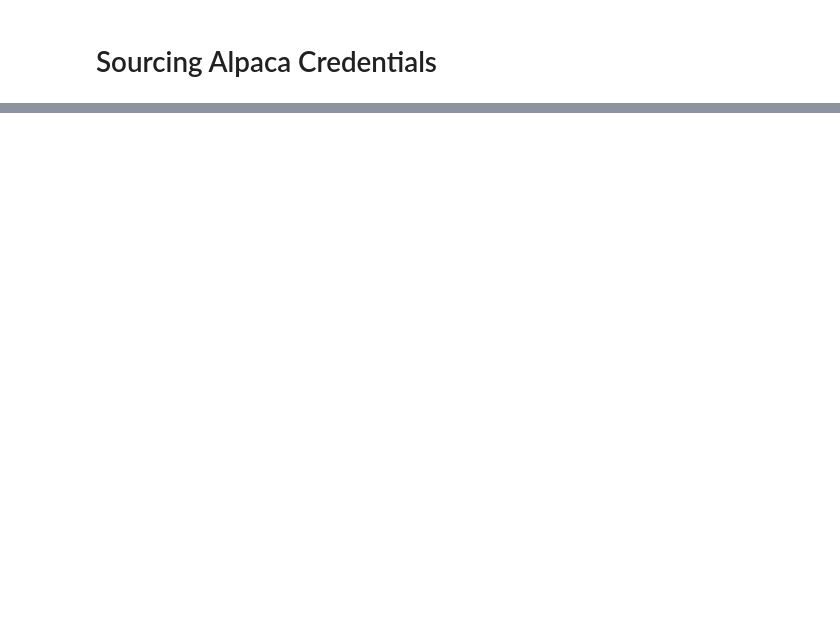
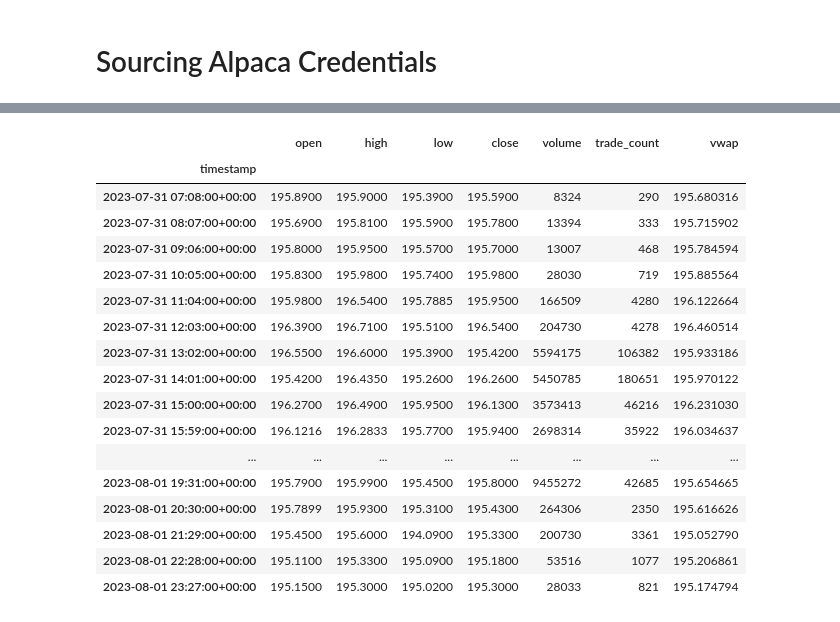
Before and after one commit to vikrammitra/prometheus, a Jupyter notebook: AlgoTradingTest01.ipynb, the cells around one changed output, grey strips where cells are left out. Saved outputs shown, nothing was run; the diff lists cells and outputs as text; code cells hidden in the pictures; blank space fills up the shorter version.

```diff
--- a/AlgoTradingTest01.ipynb
+++ b/AlgoTradingTest01.ipynb
@@ -13,10 +31,10 @@ consumer_secret = lines[1].rstrip().replace("alpaca_secret=","")
 # %%
 import pandas as pd
-import alpaca_trade_api as tradeapi
-from alpaca_trade_api import REST, Stream
+from alpaca_trade_api import REST, Stream, TimeFrame,TimeFrameUnit
 import requests
 from bs4 import BeautifulSoup
 from datetime import datetime
+from datetime import timedelta
 
 API_KEY = consumer_key
 API_SECRET = consumer_secret
@@ -33,11 +51,17 @@ def fetch_news_summary(url):
         return None
 
 def get_news_data(ALPACA_API_KEY,ALPACA_SECRET_KEY,ticker):
+    # Get News for last 24 hrs
+    today = datetime.today()- timedelta(1)
+    yesterday = today - timedelta(2)
+    today = today.strftime('%Y-%m-%d')
+    yesterday = yesterday.strftime('%Y-%m-%d')
+
     # Initialize Alpaca API
-    api = tradeapi.REST(ALPACA_API_KEY, ALPACA_SECRET_KEY)
     # Get the news data
-    rest_client = REST(API_KEY, API_SECRET)
-    news_list = rest_client.get_news(ticker)
+    rest_client = REST(ALPACA_API_KEY, ALPACA_SECRET_KEY)
+    news_list = rest_client.get_news(ticker,yesterday,today)
+    bars = rest_client.get_bars(ticker, TimeFrame(59, TimeFrameUnit.Minute), yesterday,today, adjustment='raw').df
 
     # Convert the news data into a pandas DataFrame
     data = {
@@ -50,13 +74,13 @@ def get_news_data(ALPACA_API_KEY,ALPACA_SECRET_KEY,ticker):
 
     for news in news_list:
         data['Title'].append(news.headline)
-        data['Published'].append(news.created_at.strftime('%Y-%m-%d %H:%M:%S'))
+        data['Published'].append(news.created_at.strftime('%Y-%m-%d %H:%M'))
         data['Source'].append(news.source)
         data['Url'].append(news.url)
         data['Summary'].append(fetch_news_summary(news.url))
 
     df = pd.DataFrame(data)
-    return df
+    return df,bars
 
 if __name__ == "__main__":
-    news_df = get_news_data(API_KEY,API_SECRET,"AAPL")
+    news_df,bars_data = get_news_data(API_KEY,API_SECRET,"AAPL")
@@ -76,0 +87,21 @@ news_df
+# %%
+bars_data
+# %% [output]
+|  | open | high | low | close | volume | trade_count | vwap |
+| timestamp |  |  |  |  |  |  |  |
+| 2023-07-31 07:08:00+00:00 | 195.8900 | 195.9000 | 195.3900 | 195.5900 | 8324 | 290 | 195.680316 |
+| 2023-07-31 08:07:00+00:00 | 195.6900 | 195.8100 | 195.5900 | 195.7800 | 13394 | 333 | 195.715902 |
+| 2023-07-31 09:06:00+00:00 | 195.8000 | 195.9500 | 195.5700 | 195.7000 | 13007 | 468 | 195.784594 |
+| 2023-07-31 10:05:00+00:00 | 195.8300 | 195.9800 | 195.7400 | 195.9800 | 28030 | 719 | 195.885564 |
+| 2023-07-31 11:04:00+00:00 | 195.9800 | 196.5400 | 195.7885 | 195.9500 | 166509 | 4280 | 196.122664 |
+| 2023-07-31 12:03:00+00:00 | 196.3900 | 196.7100 | 195.5100 | 196.5400 | 204730 | 4278 | 196.460514 |
+| 2023-07-31 13:02:00+00:00 | 196.5500 | 196.6000 | 195.3900 | 195.4200 | 5594175 | 106382 | 195.933186 |
+| 2023-07-31 14:01:00+00:00 | 195.4200 | 196.4350 | 195.2600 | 196.2600 | 5450785 | 180651 | 195.970122 |
+| 2023-07-31 15:00:00+00:00 | 196.2700 | 196.4900 | 195.9500 | 196.1300 | 3573413 | 46216 | 196.231030 |
+| 2023-07-31 15:59:00+00:00 | 196.1216 | 196.2833 | 195.7700 | 195.9400 | 2698314 | 35922 | 196.034637 |
+| ... | ... | ... | ... | ... | ... | ... | ... |
+| 2023-08-01 19:31:00+00:00 | 195.7900 | 195.9900 | 195.4500 | 195.8000 | 9455272 | 42685 | 195.654665 |
+| 2023-08-01 20:30:00+00:00 | 195.7899 | 195.9300 | 195.3100 | 195.4300 | 264306 | 2350 | 195.616626 |
+| 2023-08-01 21:29:00+00:00 | 195.4500 | 195.6000 | 194.0900 | 195.3300 | 200730 | 3361 | 195.052790 |
+| 2023-08-01 22:28:00+00:00 | 195.1100 | 195.3300 | 195.0900 | 195.1800 | 53516 | 1077 | 195.206861 |
+| 2023-08-01 23:27:00+00:00 | 195.1500 | 195.3000 | 195.0200 | 195.3000 | 28033 | 821 | 195.174794 |
```
Also changed, not shown: parts of 2 cells of this notebook.
